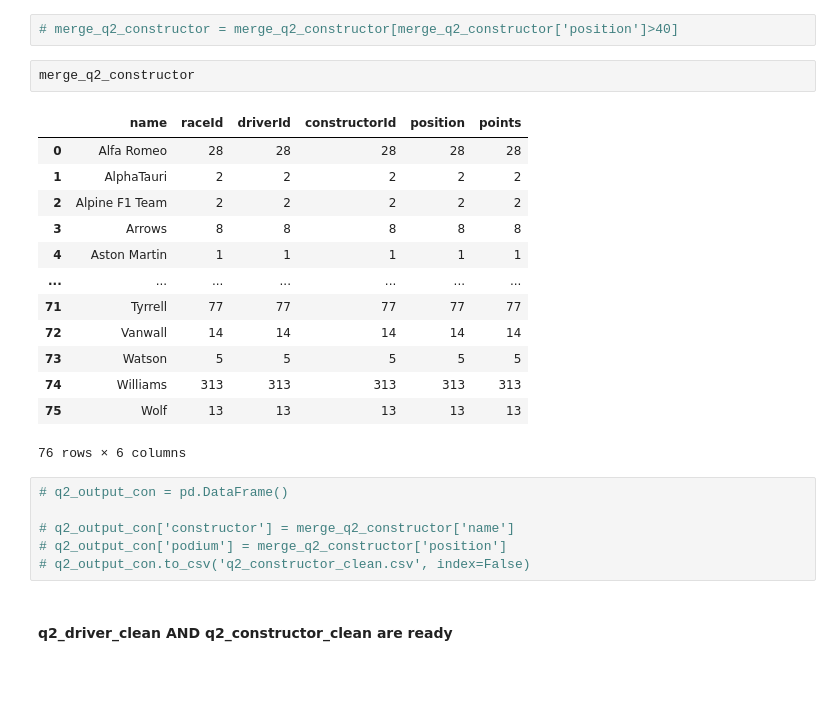
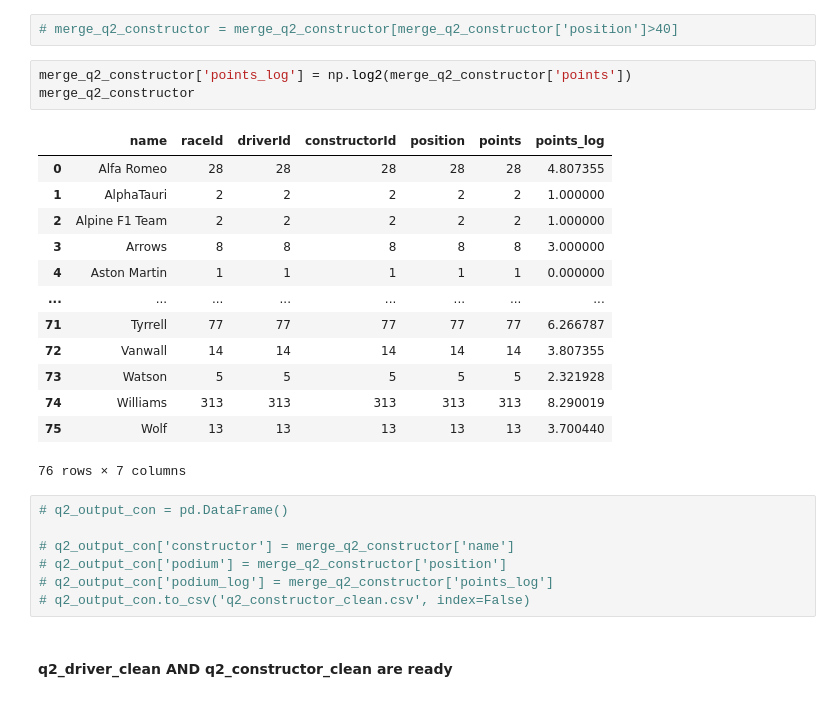
Before and after one commit to jiyeonsongg/f1-data-visualization-d3js, a Jupyter notebook: cleaning.ipynb, the cells around one changed output. Saved outputs shown, nothing was run; the diff lists cells and outputs as text.

```diff
--- a/cleaning.ipynb
+++ b/cleaning.ipynb
@@ -208,27 +210,29 @@ merge_q2_constructor#.sort_values('position')
 76 rows × 6 columns
 # %%
 # merge_q2_constructor = merge_q2_constructor[merge_q2_constructor['position']>40]
-# %%
-merge_q2_constructor
-# %% [output]
-|  | name | raceId | driverId | constructorId | position | points |
-| 0 | Alfa Romeo | 28 | 28 | 28 | 28 | 28 |
-| 1 | AlphaTauri | 2 | 2 | 2 | 2 | 2 |
-| 2 | Alpine F1 Team | 2 | 2 | 2 | 2 | 2 |
-| 3 | Arrows | 8 | 8 | 8 | 8 | 8 |
-| 4 | Aston Martin | 1 | 1 | 1 | 1 | 1 |
-| ... | ... | ... | ... | ... | ... | ... |
-| 71 | Tyrrell | 77 | 77 | 77 | 77 | 77 |
-| 72 | Vanwall | 14 | 14 | 14 | 14 | 14 |
-| 73 | Watson | 5 | 5 | 5 | 5 | 5 |
-| 74 | Williams | 313 | 313 | 313 | 313 | 313 |
-| 75 | Wolf | 13 | 13 | 13 | 13 | 13 |
-76 rows × 6 columns
+# %%
+merge_q2_constructor['points_log'] = np.log2(merge_q2_constructor['points'])
+merge_q2_constructor
+# %% [output]
+|  | name | raceId | driverId | constructorId | position | points | points_log |
+| 0 | Alfa Romeo | 28 | 28 | 28 | 28 | 28 | 4.807355 |
+| 1 | AlphaTauri | 2 | 2 | 2 | 2 | 2 | 1.000000 |
+| 2 | Alpine F1 Team | 2 | 2 | 2 | 2 | 2 | 1.000000 |
+| 3 | Arrows | 8 | 8 | 8 | 8 | 8 | 3.000000 |
+| 4 | Aston Martin | 1 | 1 | 1 | 1 | 1 | 0.000000 |
+| ... | ... | ... | ... | ... | ... | ... | ... |
+| 71 | Tyrrell | 77 | 77 | 77 | 77 | 77 | 6.266787 |
+| 72 | Vanwall | 14 | 14 | 14 | 14 | 14 | 3.807355 |
+| 73 | Watson | 5 | 5 | 5 | 5 | 5 | 2.321928 |
+| 74 | Williams | 313 | 313 | 313 | 313 | 313 | 8.290019 |
+| 75 | Wolf | 13 | 13 | 13 | 13 | 13 | 3.700440 |
+76 rows × 7 columns
 # %%
 # q2_output_con = pd.DataFrame()
 
 # q2_output_con['constructor'] = merge_q2_constructor['name']
 # q2_output_con['podium'] = merge_q2_constructor['position']
+# q2_output_con['podium_log'] = merge_q2_constructor['points_log']
 # q2_output_con.to_csv('q2_constructor_clean.csv', index=False)
 # %% [markdown]
 #### q2_driver_clean AND q2_constructor_clean are ready
```
Also changed, not shown: parts of 7 cells of this notebook, 5 other files.
